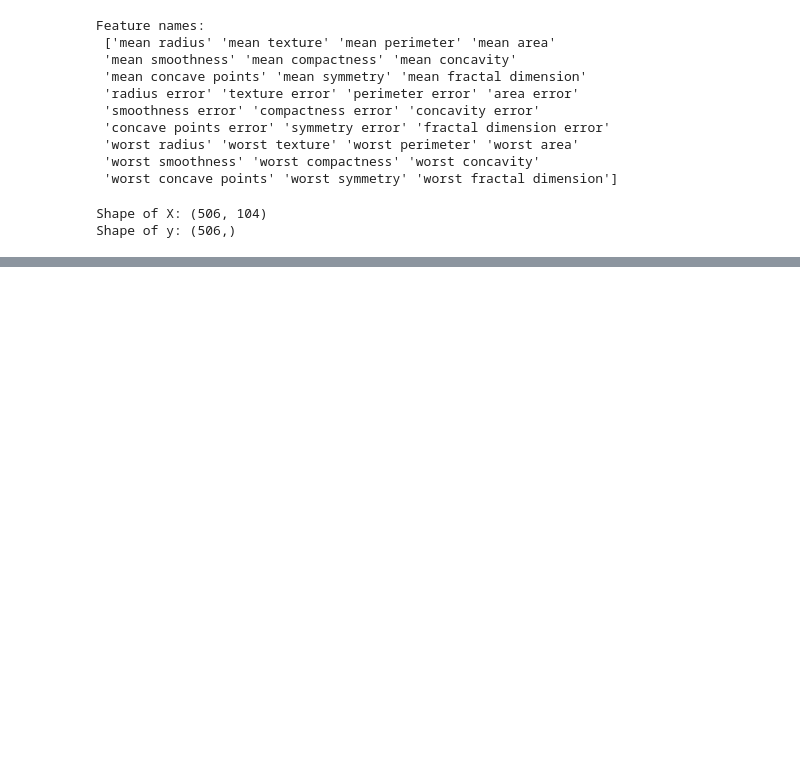
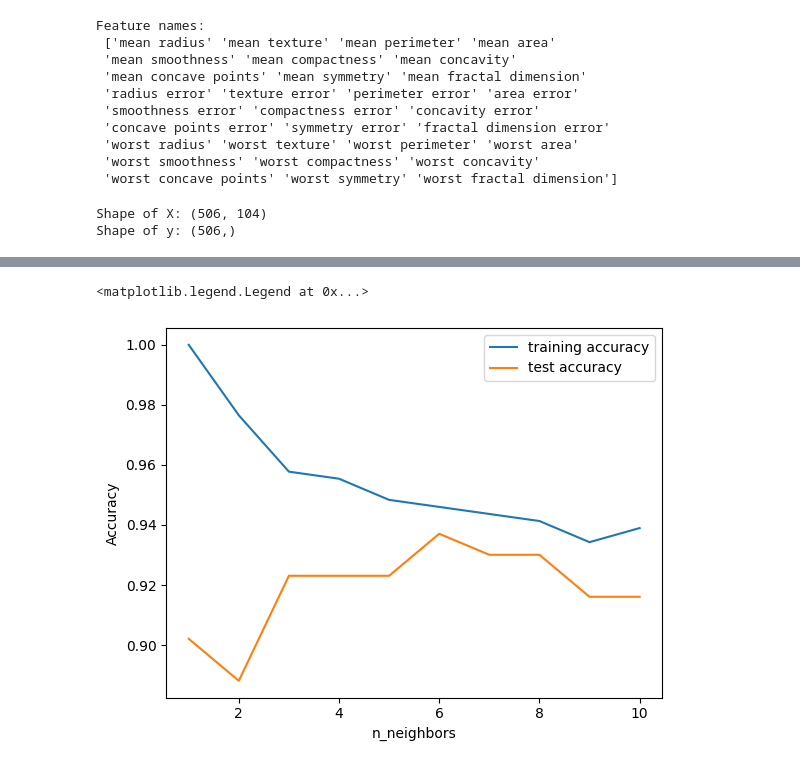
Before and after one commit to Saifullah785/intro-to-ml-with-python-notes-practice, a Jupyter notebook: Chapter_02_Supervised_Learning/Chapter_02_Supervised_Learning.ipynb, the cells around one changed output, grey strips where cells are left out. Cells and saved outputs as stored; diff of their text form; code cells hidden in the pictures; blank space fills up the shorter version.

```diff
--- a/Chapter_02_Supervised_Learning/Chapter_02_Supervised_Learning.ipynb
+++ b/Chapter_02_Supervised_Learning/Chapter_02_Supervised_Learning.ipynb
@@ -103,0 +176,28 @@ Shape of y: (506,)
+# %%
+# Initialize lists to store training and test accuracies
+training_accuracy = []
+test_accuracy = []
+
+# Define the range of n_neighbors to explore
+neighbors_settings = range(1, 11)
+
+# Loop through different values of n_neighbors
+for n_neighbors in neighbors_settings:
+    # Build the model
+    clf = KNeighborsClassifier(n_neighbors=n_neighbors)
+    # Fit the model
+    clf.fit(X_train, y_train)
+
+    # Record training and test set accuracy
+    training_accuracy.append(clf.score(X_train, y_train))
+    test_accuracy.append(clf.score(X_test, y_test))
+# %%
+# Plot training and test accuracy for different n_neighbors
+plt.plot(neighbors_settings, training_accuracy, label="training accuracy")
+plt.plot(neighbors_settings, test_accuracy, label="test accuracy")
+plt.ylabel("Accuracy")
+plt.xlabel("n_neighbors")
+plt.legend()
+# %% [output]
+<matplotlib.legend.Legend at 0x...>
+[figure, added]
```
Also changed, not shown: parts of 28 cells of this notebook.
